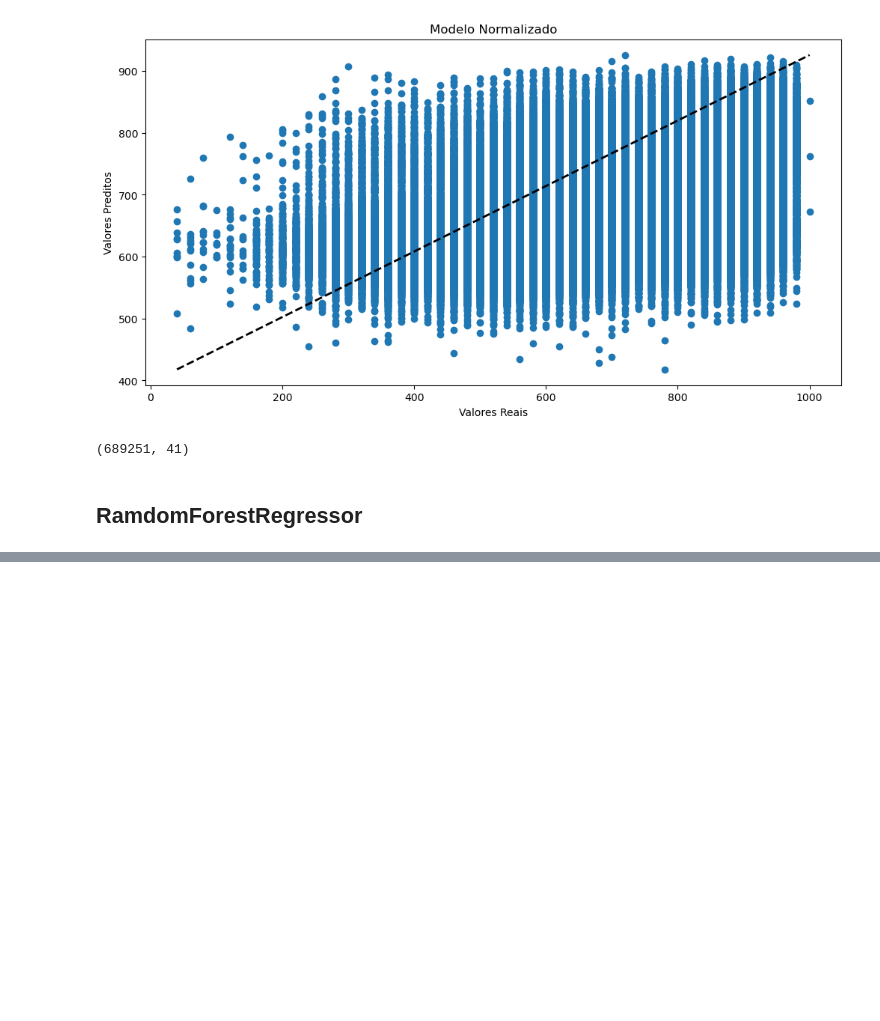
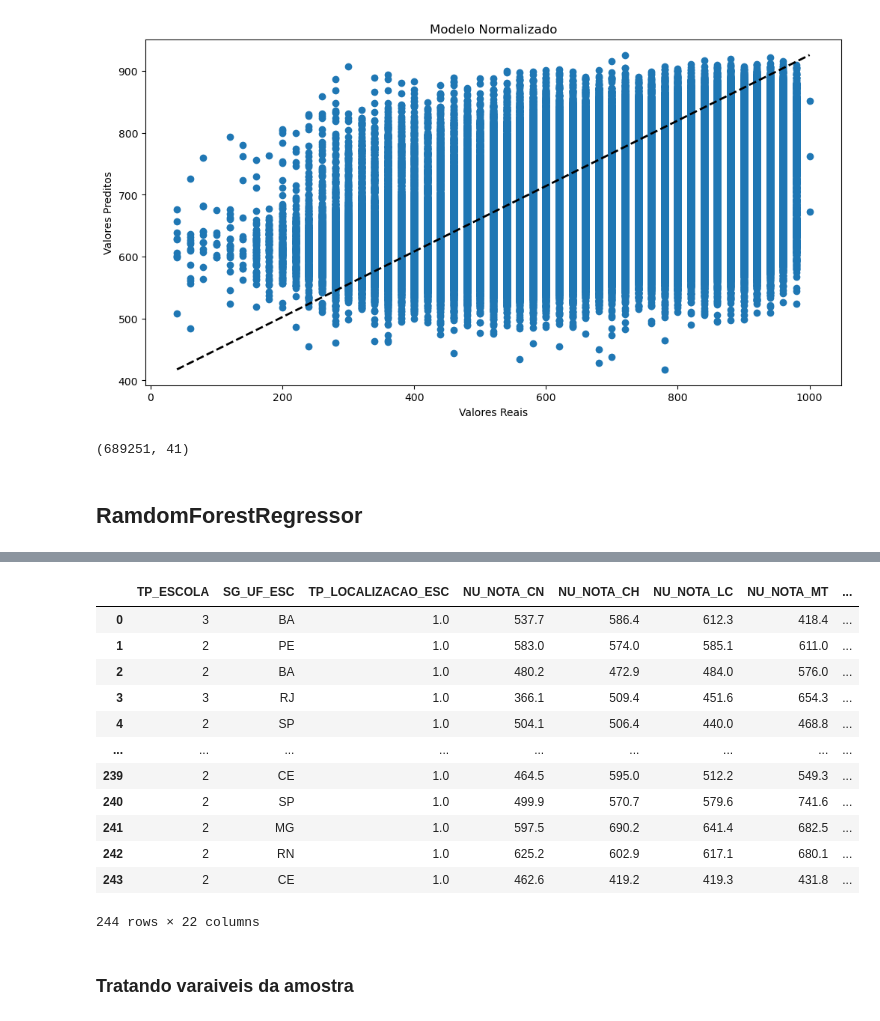
Before and after one commit to Joangopa/Enem_2023, a Jupyter notebook: predictEnem.ipynb, the cells around one changed output, grey strips where cells are left out. Drawn from its saved outputs; the diff is of its cells as text; code cells hidden in the pictures; blank space fills up the shorter version.

```diff
--- a/predictEnem.ipynb
+++ b/predictEnem.ipynb
@@ -369,0 +406,33 @@ Text(0, 0.5, 'Valores Preditos')
+# %%
+n_privada = np.round(244*0.22)
+n_publica = np.round(244*0.78)
+
+n_privada = int(n_privada)
+n_publica = int(n_publica)
+
+
+amostra_privada = (dados.loc[dados["TP_ESCOLA"] == 3]).sample(n=n_privada, random_state=17)
+
+amostra_publica = dados.loc[dados["TP_ESCOLA"] == 2].sample(n=n_publica, random_state=17)
+
+amostra = pd.concat([amostra_privada,amostra_publica])
+
+amostra = amostra.sample(frac=1, random_state=17).reset_index(drop=True)
+# %%
+amostra
+# %% [output]
+|  | TP_ESCOLA | SG_UF_ESC | TP_LOCALIZACAO_ESC | NU_NOTA_CN | NU_NOTA_CH | NU_NOTA_LC | NU_NOTA_MT | ... |
+| 0 | 3 | BA | 1.0 | 537.7 | 586.4 | 612.3 | 418.4 | ... |
+| 1 | 2 | PE | 1.0 | 583.0 | 574.0 | 585.1 | 611.0 | ... |
+| 2 | 2 | BA | 1.0 | 480.2 | 472.9 | 484.0 | 576.0 | ... |
+| 3 | 3 | RJ | 1.0 | 366.1 | 509.4 | 451.6 | 654.3 | ... |
+| 4 | 2 | SP | 1.0 | 504.1 | 506.4 | 440.0 | 468.8 | ... |
+| ... | ... | ... | ... | ... | ... | ... | ... | ... |
+| 239 | 2 | CE | 1.0 | 464.5 | 595.0 | 512.2 | 549.3 | ... |
+| 240 | 2 | SP | 1.0 | 499.9 | 570.7 | 579.6 | 741.6 | ... |
+| 241 | 2 | MG | 1.0 | 597.5 | 690.2 | 641.4 | 682.5 | ... |
+| 242 | 2 | RN | 1.0 | 625.2 | 602.9 | 617.1 | 680.1 | ... |
+| 243 | 2 | CE | 1.0 | 462.6 | 419.2 | 419.3 | 431.8 | ... |
+244 rows × 22 columns
+# %% [markdown]
+### Tratando varaiveis da amostra
```
Also changed, not shown: parts of 16 cells of this notebook.
